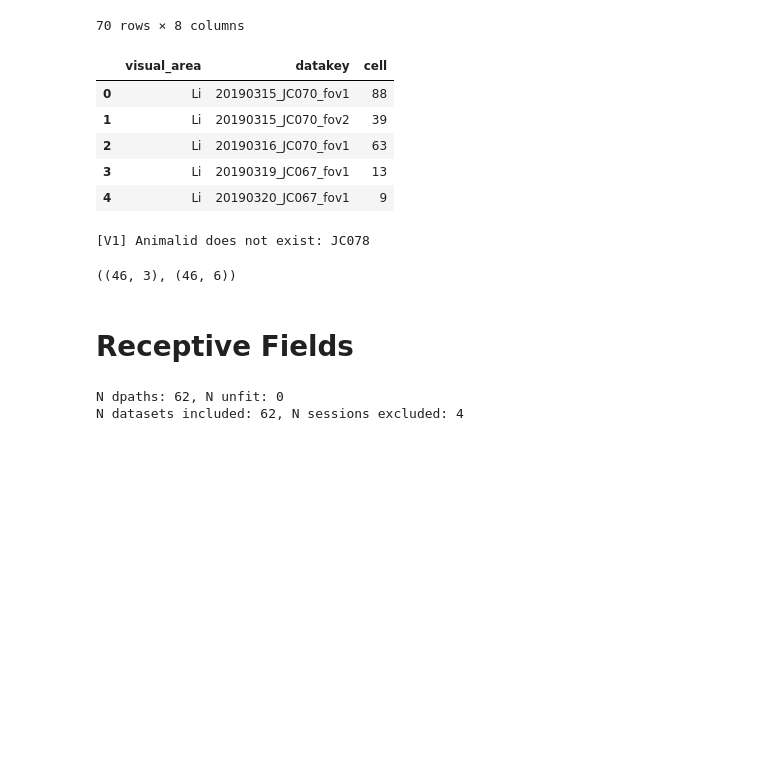
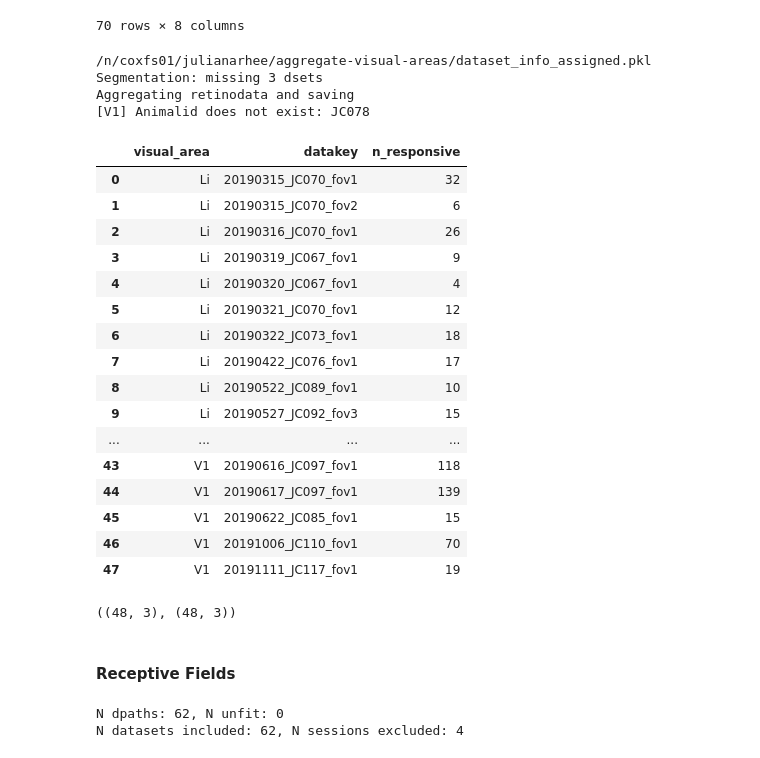
Before and after one commit to julianarhee/rat-2p-area-characterizations, a Jupyter notebook: analyze2p/aggregate/dataset_stats.ipynb, the cells around one changed output. Drawn from its saved outputs; the diff is of its cells as text; code cells hidden in the pictures; blank space fills up the shorter version.

```diff
--- a/analyze2p/aggregate/dataset_stats.ipynb
+++ b/analyze2p/aggregate/dataset_stats.ipynb
@@ -170,32 +170,50 @@ retino_responsive[retino_responsive.datakey=='20191006_JC110_fov1']
 70 rows × 8 columns
 # %%
 # Count
-retino_counts = retino_responsive.dropna()\
-                    .groupby(['visual_area', 'datakey'])['cell'].count()\
-                    .reset_index()
-retino_counts.head()
+experiment='retino'
+assigned_cells, ret_meta = aggr.select_assigned_cells(cells0,
+                                            sdata, experiments=['retino'])
+NDATA = aggr.load_responsive_neuraldata(experiment, traceid=traceid,
+                            retino_thr=retino_thr, retino_delay=retino_delay)
+# Get unique dkeys and count
+n_responsive, u_dkeys = aggr.count_n_responsive(NDATA, u_dkeys=None)
 # %% [output]
-|  | visual_area | datakey | cell |
-| 0 | Li | 20190315_JC070_fov1 | 88 |
-| 1 | Li | 20190315_JC070_fov2 | 39 |
-| 2 | Li | 20190316_JC070_fov1 | 63 |
-| 3 | Li | 20190319_JC067_fov1 | 13 |
-| 4 | Li | 20190320_JC067_fov1 | 9 |
+/n/coxfs01/julianarhee/aggregate-visual-areas/dataset_info_assigned.pkl
+Segmentation: missing 3 dsets
+Aggregating retinodata and saving
+[V1] Animalid does not exist: JC078
 # %%
 # Get unique
-u_dkeys = aggr.drop_repeats(retino_counts)
-n_responsive = pd.concat([g for (va, dk), g in \
-                          retino_counts.groupby(['visual_area', 'datakey'])
-                         if (va, dk) in u_dkeys])
+# u_dkeys = aggr.drop_repeats(retino_counts)
+# n_responsive = pd.concat([g for (va, dk), g in \
+#                           retino_counts.groupby(['visual_area', 'datakey'])
+#                          if (va, dk) in u_dkeys])
+n_responsive
 # %% [output]
-[V1] Animalid does not exist: JC078
+|  | visual_area | datakey | n_responsive |
+| 0 | Li | 20190315_JC070_fov1 | 32 |
+| 1 | Li | 20190315_JC070_fov2 | 6 |
+| 2 | Li | 20190316_JC070_fov1 | 26 |
+| 3 | Li | 20190319_JC067_fov1 | 9 |
+| 4 | Li | 20190320_JC067_fov1 | 4 |
+| 5 | Li | 20190321_JC070_fov1 | 12 |
+| 6 | Li | 20190322_JC073_fov1 | 18 |
+| 7 | Li | 20190422_JC076_fov1 | 17 |
+| 8 | Li | 20190522_JC089_fov1 | 10 |
+| 9 | Li | 20190527_JC092_fov3 | 15 |
+| ... | ... | ... | ... |
+| 43 | V1 | 20190616_JC097_fov1 | 118 |
+| 44 | V1 | 20190617_JC097_fov1 | 139 |
+| 45 | V1 | 20190622_JC085_fov1 | 15 |
+| 46 | V1 | 20191006_JC110_fov1 | 70 |
+| 47 | V1 | 20191111_JC117_fov1 | 19 |
 # %%
-n_total = count_n_total(ret_cells, u_dkeys)
+n_total = aggr.count_n_total(assigned_cells, u_dkeys)
 n_total.shape, n_responsive.shape
 # %% [output]
-((46, 3), (46, 6))
+((48, 3), (48, 3))
 # %% [markdown]
-# Receptive Fields
+#### Receptive Fields
 # %%
 import analyze2p.receptive_fields.utils as rfutils
 # %%
```
Also changed, not shown: parts of 27 cells of this notebook, 1 other file.
